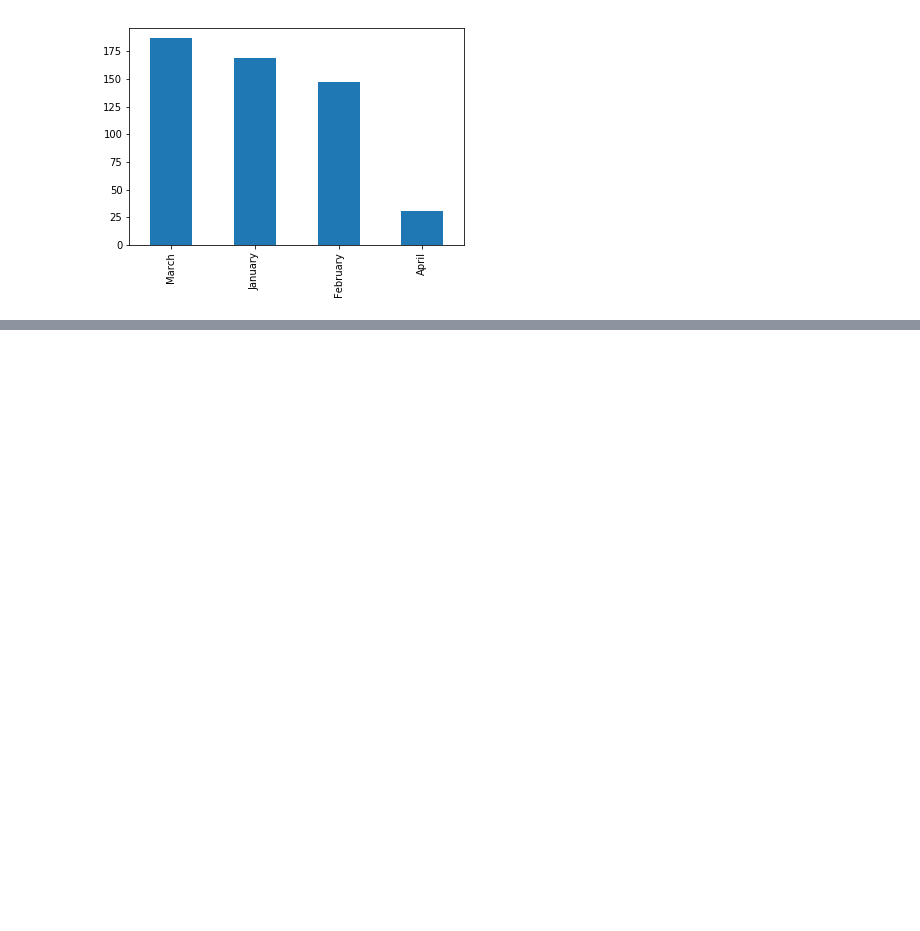
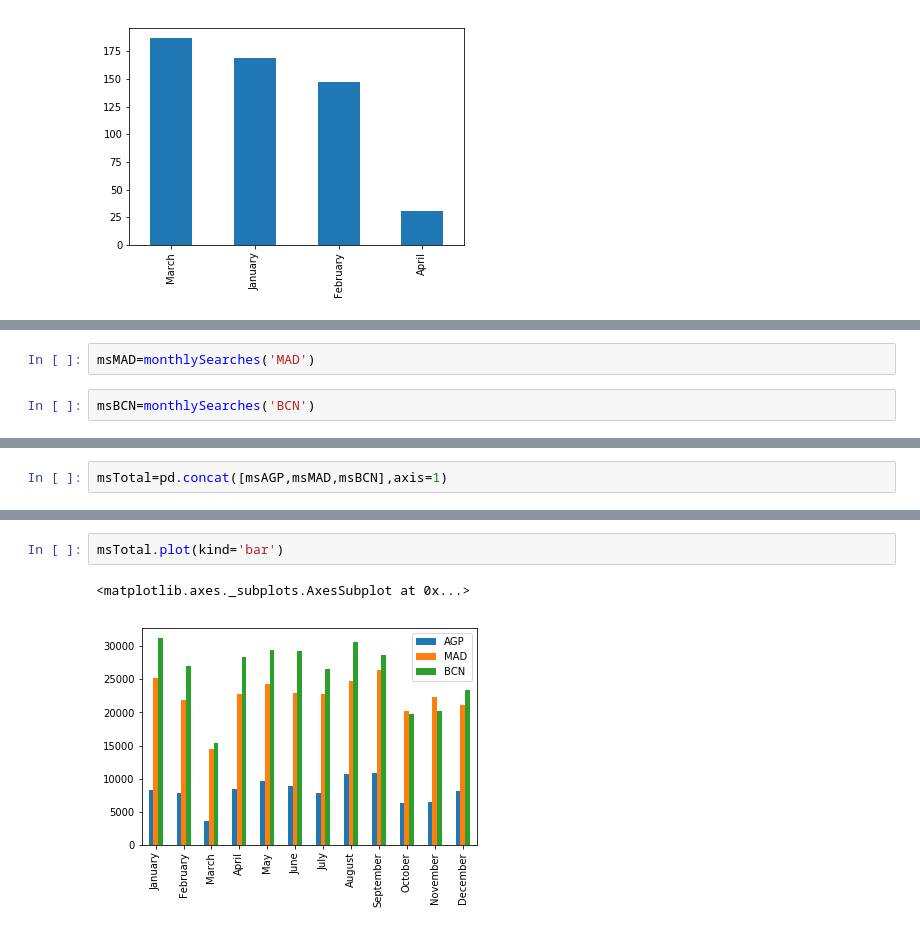
Before and after one commit to qgroshens/air_travel_data_processing, a Jupyter notebook: data_processing.ipynb, the cells around one changed output, grey strips where cells are left out. Saved outputs shown, nothing was run; the diff lists cells and outputs as text; blank space fills up the shorter version.

```diff
--- a/data_processing.ipynb
+++ b/data_processing.ipynb
@@ -113,0 +180,4 @@ date_df.value_counts().plot(kind='bar')
+# %%
+msMAD=monthlySearches('MAD')
+# %%
+msBCN=monthlySearches('BCN')
@@ -113,0 +216,2 @@ date_df.value_counts().plot(kind='bar')
+# %%
+msTotal=pd.concat([msAGP,msMAD,msBCN],axis=1)
@@ -113,0 +234,5 @@ date_df.value_counts().plot(kind='bar')
+# %%
+msTotal.plot(kind='bar')
+# %% [output]
+<matplotlib.axes._subplots.AxesSubplot at 0x...>
+[figure, added]
```
Also changed, not shown: parts of 17 cells of this notebook.
